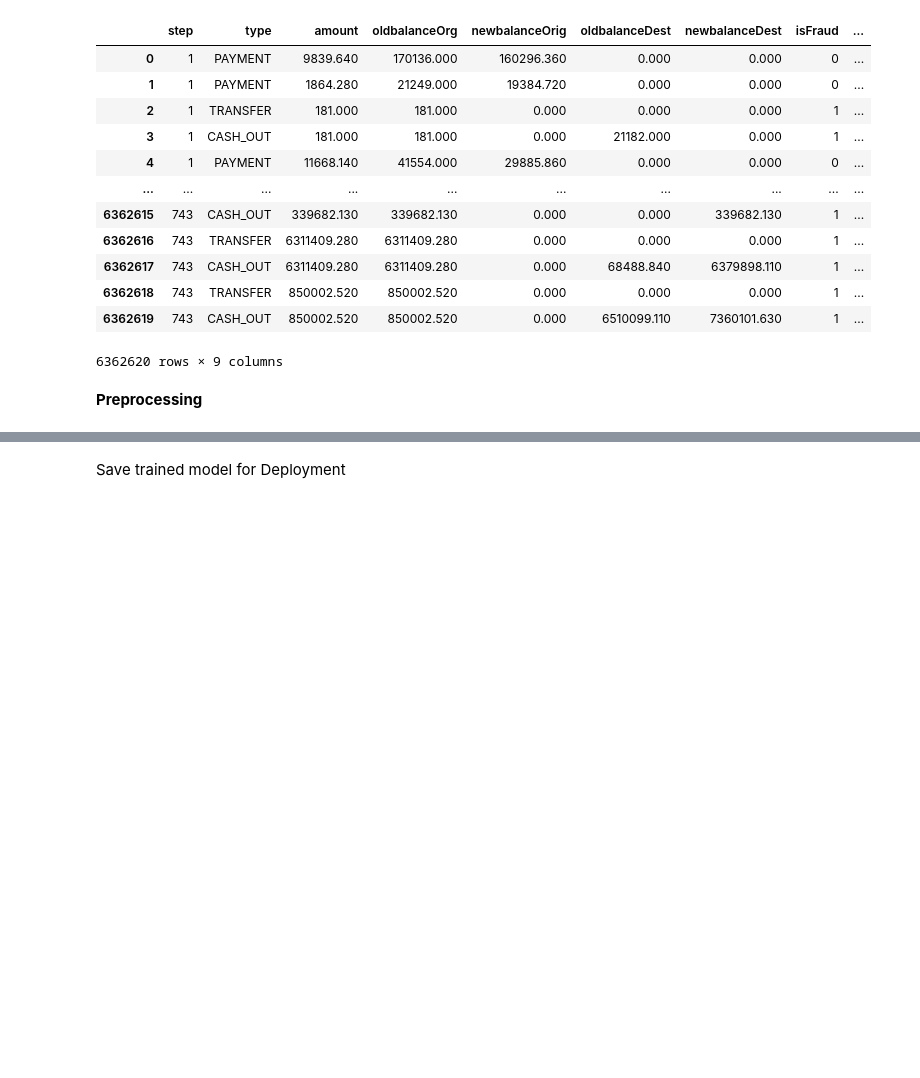
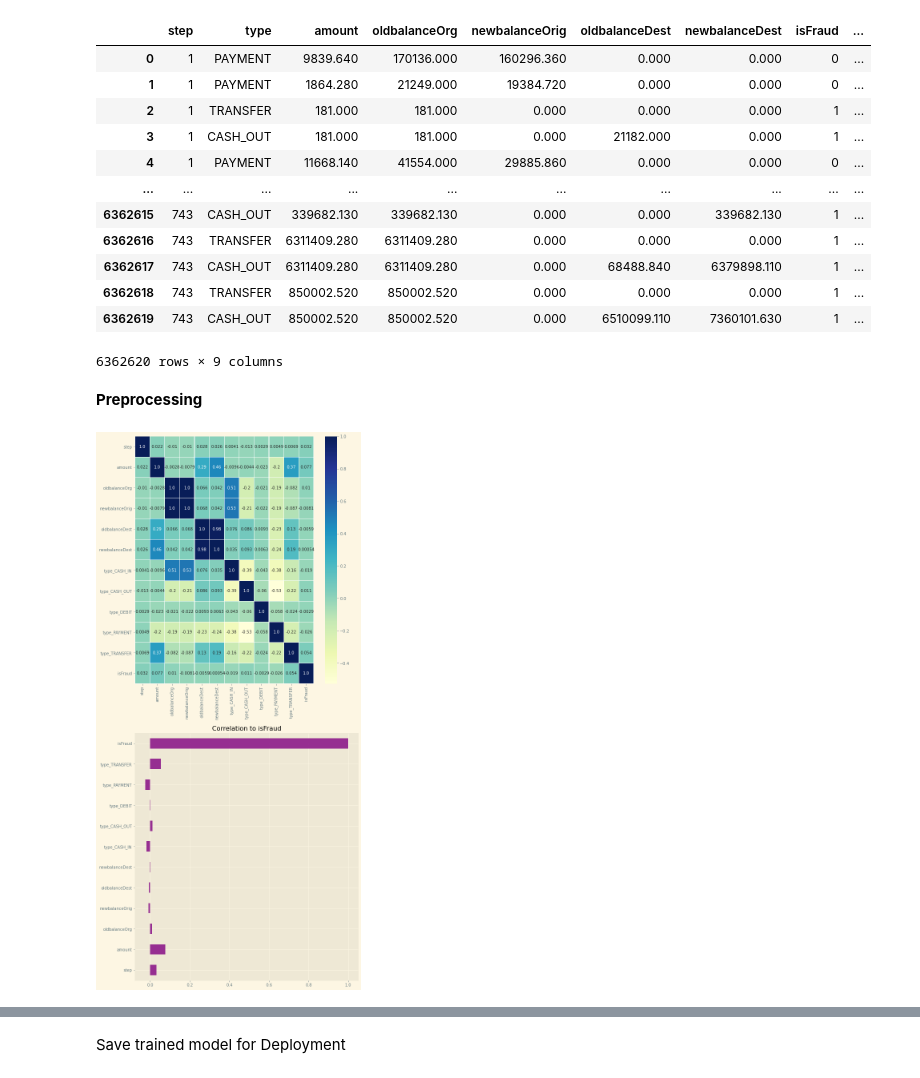
Before and after one commit to KishenSharma6/CreditFraudAnalysis, a Jupyter notebook: notebooks/03132021_Model_Training.ipynb, the cells around one changed output, grey strips where cells are left out. Drawn from its saved outputs; the diff is of its cells as text; code cells hidden in the pictures; blank space fills up the shorter version.

```diff
--- a/notebooks/03132021_Model_Training.ipynb
+++ b/notebooks/03132021_Model_Training.ipynb
@@ -41,4 +41,10 @@ df
 6362620 rows × 9 columns
 # %% [markdown]
 **Preprocessing**
+# %%
+from IPython.display import Image
+from IPython.core.display import HTML
+Image('/Users/ksharma/Documents/ML Engineer/Machine Learning/Projects/paysim_credit_fraud_analysis/reports/figuresHeatMap.png')
+# %% [output]
+[figure, added]
 # %%
```
Also changed, not shown: parts of 10 cells of this notebook.
